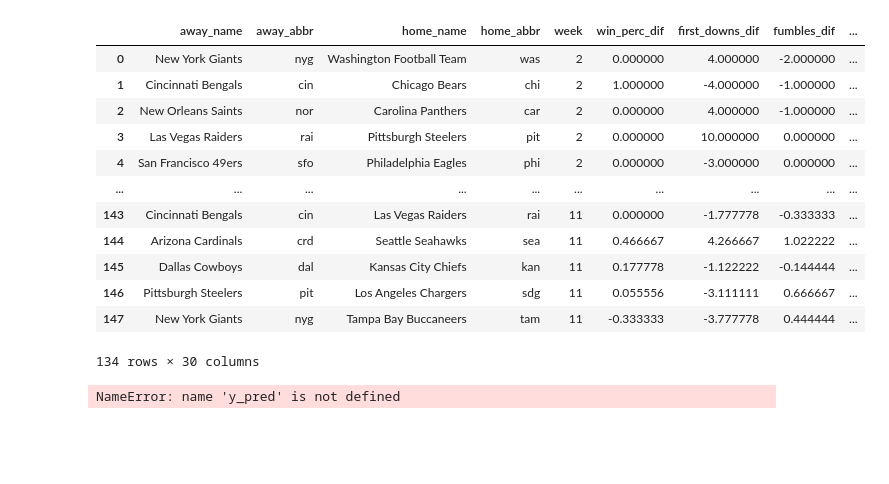
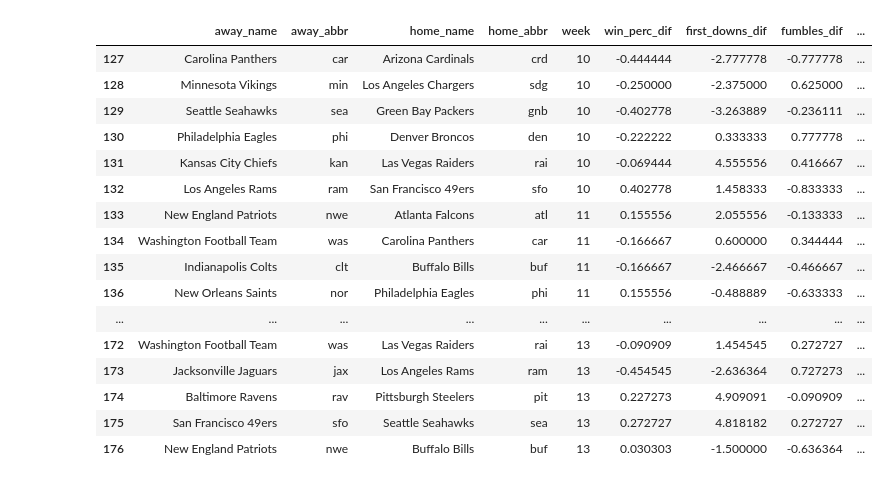
Before and after one commit to jake-viss/NFL_Prediction_Model_Project, a Jupyter notebook: Josh/NFL_Game_Prediction_Base.ipynb, the cells around one changed output. Cells and saved outputs as stored; diff of their text form; code cells hidden in the pictures; blank space fills up the shorter version.

```diff
--- a/Josh/NFL_Game_Prediction_Base.ipynb
+++ b/Josh/NFL_Game_Prediction_Base.ipynb
@@ -12,10 +12,8 @@ pd.set_option('display.max_columns', None)
 def game_data(game_df,game_stats):
     try:
         # Creates a dataframe for the away_team and the home_team. Sets column names to be exact matches between the two.
-        #game_df = game_df[game_df['away_score'] != game_df['home_score']]
         away_team_df = game_df[['away_name', 'away_abbr', 'away_score']].rename(columns = {'away_name': 'team_name', 'away_abbr': 'team_abbr', 'away_score': 'score'})
         home_team_df = game_df[['home_name','home_abbr', 'home_score']].rename(columns = {'home_name': 'team_name', 'home_abbr': 'team_abbr', 'home_score': 'score'})
-
         try:
             if game_df.loc[0,'away_score'] > game_df.loc[0,'home_score']:
                 away_team_df = pd.merge(away_team_df, pd.DataFrame({'game_won' : [1], 'game_lost' : [0]}),left_index = True, right_index = True)
@@ -23,9 +21,6 @@ def game_data(game_df,game_stats):
             elif game_df.loc[0,'away_score'] < game_df.loc[0,'home_score']:
                 away_team_df = pd.merge(away_team_df, pd.DataFrame({'game_won' : [0], 'game_lost' : [1]}),left_index = True, right_index = True)
                 home_team_df = pd.merge(home_team_df, pd.DataFrame({'game_won' : [1], 'game_lost' : [0]}),left_index = True, right_index = True)
-            elif game_df.loc[0,'away_score'] == game_df.loc[0,'home_score']:
-                away_team_df = pd.merge(away_team_df, pd.DataFrame({'game_won' : [.5], 'game_lost' : [.5]}),left_index = True, right_index = True)
-                home_team_df = pd.merge(home_team_df, pd.DataFrame({'game_won' : [.5], 'game_lost' : [.5]}),left_index = True, right_index = True)
             else:
                 away_team_df = pd.merge(away_team_df, pd.DataFrame({'game_won' : [0], 'game_lost' : [0]}),left_index = True, right_index = True)
                 home_team_df = pd.merge(home_team_df, pd.DataFrame({'game_won' : [0], 'game_lost' : [0]}),left_index = True, right_index = True)
@@ -120,7 +115,6 @@ def get_schedule(year):
         schedule_df = pd.concat([schedule_df, week_games_df]).reset_index().drop(columns = 'index')
     return schedule_df
 
-
 def agg_weekly_data(schedule_df,weeks_games_df,current_week,weeks):
     schedule_df = schedule_df[schedule_df.week < current_week]
     agg_games_df = pd.DataFrame()
@@ -205,10 +199,7 @@ def agg_weekly_data(schedule_df,weeks_games_df,current_week,weeks):
                'home_total_yards', 'home_turnovers', 'home_yards_from_penalties',
                'home_yards_lost_from_sacks','home_fourth_down_perc', 'home_third_down_perc'])
 
-        #Adding this to check
-        agg_weekly_df = agg_weekly_df[agg_weekly_df['winning_name'] != None
-
-        if (agg_weekly_df['winning_name'].isnull().values.any() and weeks[w] > 3):
+        if (weeks[w] == current_week and weeks[w] > 3 and agg_weekly_df['winning_name'].isnull().values.any()):
             agg_weekly_df['result'] = np.nan
             print(f"Week {weeks[w]} games have not finished yet.")
         else:
@@ -220,7 +211,6 @@ def agg_weekly_data(schedule_df,weeks_games_df,current_week,weeks):
     # What is .drop(index = 20) doing?
     agg_games_df = agg_games_df.drop(index = 20, axis=0)
     return agg_games_df
-
 
 def get_elo():
     elo_df = pd.read_csv('https://projects.fivethirtyeight.com/nfl-api/nfl_elo_latest.csv')
@@ -292,5 +277,5 @@ SyntaxError: invalid syntax (<ipython-input-2-8a5216cea070>, line 202)
 # %%
-current_week = 11
+current_week = 13
 weeks = list(range(1,current_week + 1))
 year = 2021
 
@@ -319,19 +301,23 @@ pred_games_df
 # %%
-comp_games_df
+comp_games_df.tail(50)
 # %% [output]
 |  | away_name | away_abbr | home_name | home_abbr | week | win_perc_dif | first_downs_dif | fumbles_dif | ... |
-| 0 | New York Giants | nyg | Washington Football Team | was | 2 | 0.000000 | 4.000000 | -2.000000 | ... |
-| 1 | Cincinnati Bengals | cin | Chicago Bears | chi | 2 | 1.000000 | -4.000000 | -1.000000 | ... |
-| 2 | New Orleans Saints | nor | Carolina Panthers | car | 2 | 0.000000 | 4.000000 | -1.000000 | ... |
-| 3 | Las Vegas Raiders | rai | Pittsburgh Steelers | pit | 2 | 0.000000 | 10.000000 | 0.000000 | ... |
-| 4 | San Francisco 49ers | sfo | Philadelphia Eagles | phi | 2 | 0.000000 | -3.000000 | 0.000000 | ... |
+| 127 | Carolina Panthers | car | Arizona Cardinals | crd | 10 | -0.444444 | -2.777778 | -0.777778 | ... |
+| 128 | Minnesota Vikings | min | Los Angeles Chargers | sdg | 10 | -0.250000 | -2.375000 | 0.625000 | ... |
+| 129 | Seattle Seahawks | sea | Green Bay Packers | gnb | 10 | -0.402778 | -3.263889 | -0.236111 | ... |
+| 130 | Philadelphia Eagles | phi | Denver Broncos | den | 10 | -0.222222 | 0.333333 | 0.777778 | ... |
+| 131 | Kansas City Chiefs | kan | Las Vegas Raiders | rai | 10 | -0.069444 | 4.555556 | 0.416667 | ... |
+| 132 | Los Angeles Rams | ram | San Francisco 49ers | sfo | 10 | 0.402778 | 1.458333 | -0.833333 | ... |
+| 133 | New England Patriots | nwe | Atlanta Falcons | atl | 11 | 0.155556 | 2.055556 | -0.133333 | ... |
+| 134 | Washington Football Team | was | Carolina Panthers | car | 11 | -0.166667 | 0.600000 | 0.344444 | ... |
+| 135 | Indianapolis Colts | clt | Buffalo Bills | buf | 11 | -0.166667 | -2.466667 | -0.466667 | ... |
+| 136 | New Orleans Saints | nor | Philadelphia Eagles | phi | 11 | 0.155556 | -0.488889 | -0.633333 | ... |
 | ... | ... | ... | ... | ... | ... | ... | ... | ... | ... |
-| 143 | Cincinnati Bengals | cin | Las Vegas Raiders | rai | 11 | 0.000000 | -1.777778 | -0.333333 | ... |
-| 144 | Arizona Cardinals | crd | Seattle Seahawks | sea | 11 | 0.466667 | 4.266667 | 1.022222 | ... |
-| 145 | Dallas Cowboys | dal | Kansas City Chiefs | kan | 11 | 0.177778 | -1.122222 | -0.144444 | ... |
-| 146 | Pittsburgh Steelers | pit | Los Angeles Chargers | sdg | 11 | 0.055556 | -3.111111 | 0.666667 | ... |
-| 147 | New York Giants | nyg | Tampa Bay Buccaneers | tam | 11 | -0.333333 | -3.777778 | 0.444444 | ... |
+| 172 | Washington Football Team | was | Las Vegas Raiders | rai | 13 | -0.090909 | 1.454545 | 0.272727 | ... |
+| 173 | Jacksonville Jaguars | jax | Los Angeles Rams | ram | 13 | -0.454545 | -2.636364 | 0.727273 | ... |
+| 174 | Baltimore Ravens | rav | Pittsburgh Steelers | pit | 13 | 0.227273 | 4.909091 | -0.090909 | ... |
+| 175 | San Francisco 49ers | sfo | Seattle Seahawks | sea | 13 | 0.272727 | 4.818182 | 0.272727 | ... |
+| 176 | New England Patriots | nwe | Buffalo Bills | buf | 13 | 0.030303 | -1.500000 | -0.636364 | ... |
-134 rows × 30 columns
 # %%
 train_df = comp_games_df
 test_df = pred_games_df
@@ -346,35 +333,0 @@ test_df.to_csv(Path('./Resources/test_df.csv'))
-# %%
-# Create dataframe to hold prediction results
-results_df = test_df[['week','away_name','home_name']]
-results_df['away_team_win_%'] = y_pred
-results_df['home_team_win_%'] = 1 - results_df['away_team_win_%']
-results_df['predicted_winner'] = 0
-
-# Loop through results dataframe and add predicted_winner name to column
-for index, row in results_df.iterrows():
-    if results_df.loc[index,'away_team_win_%'] > results_df.loc[index,'home_team_win_%']:
-        results_df.loc[index,'predicted_winner'] = results_df.loc[index,'away_name']
-    else:
-        results_df.loc[index,'predicted_winner'] = results_df.loc[index,'home_name']
-
-# Set Index to the 'week' column
-results_df=results_df.set_index('week')
-
-# Use get_schedule function to pull dataframe that shows actual weekly winners. Includes all weeks.
-weekly_winner = get_schedule('2021')
-weekly_winner = weekly_winner.drop(columns=['away_abbr','home_abbr','winning_abbr'])
-weekly_winner = weekly_winner.rename(columns={'away_name':'ww_away_name','home_name':'ww_home_name'})
-
-# Slices weekly_winner dataframe based on current week model is predicting.
-current_week_wins = weekly_winner.loc[weekly_winner['week'] == current_week]
-current_week_wins = current_week_wins.set_index('week')
-
-# Sort both dataframes by away_name
-results_df = results_df.sort_values(by='away_name')
-current_week_wins = current_week_wins.sort_values(by='ww_away_name')
-
-# Combine results & weekly_winner df's. Drop dupe columns and rename winning_name to 'actual_winner'
-actual_results_df = (pd.concat([results_df,current_week_wins],axis=1)).drop(columns=['ww_away_name','ww_home_name']).rename(columns={'winning_name':'actual_winner'})
-actual_results_df
-# %% [output]
-NameError: name 'y_pred' is not defined
```
Also changed, not shown: parts of 13 cells of this notebook, 14 other files.
